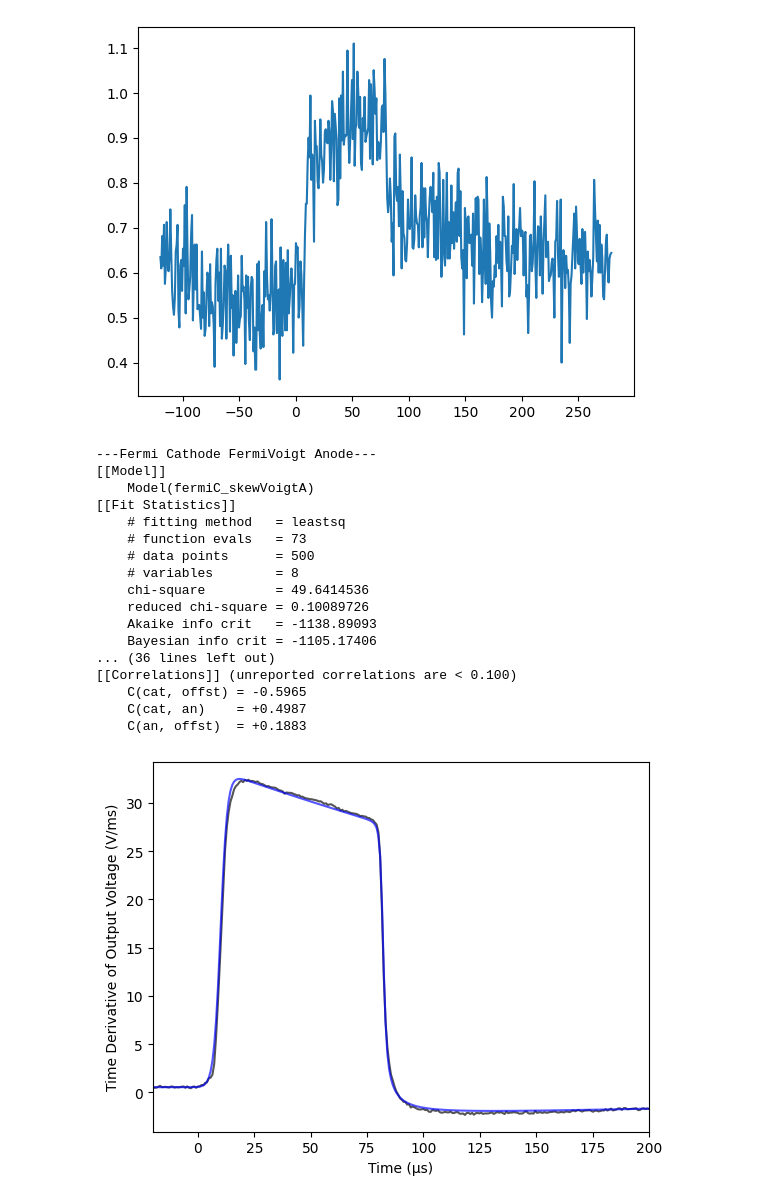
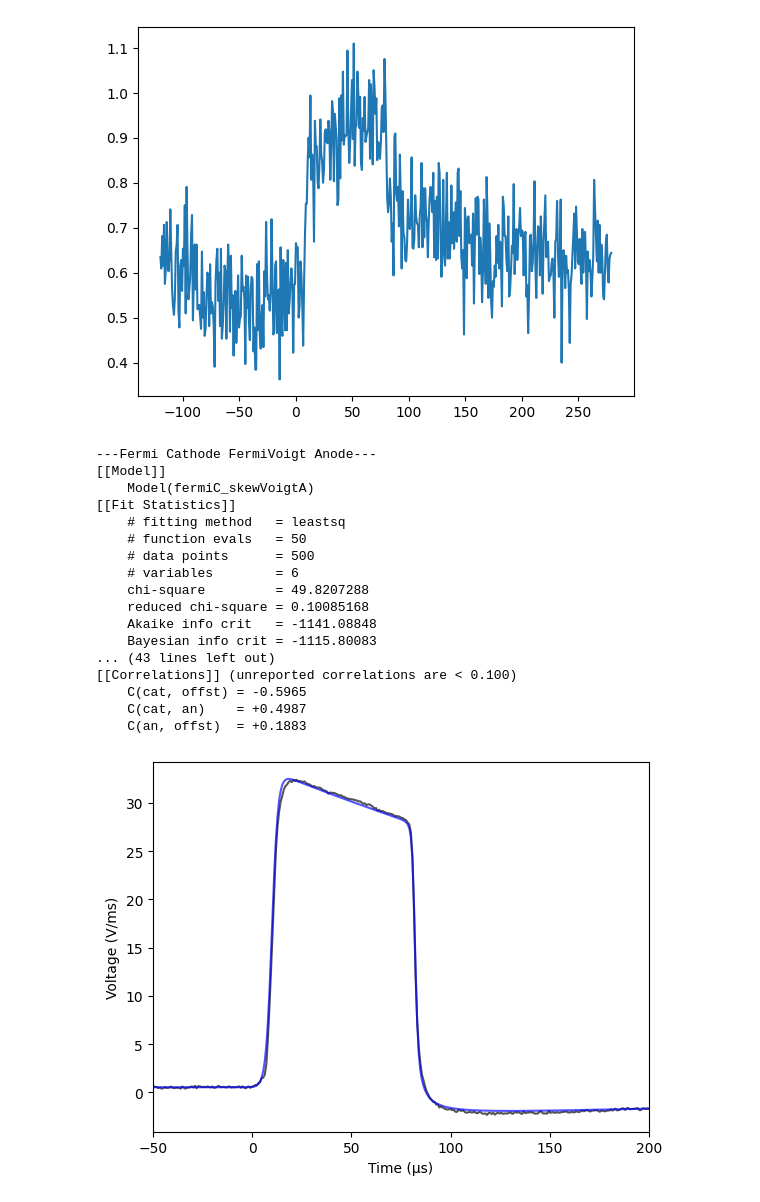
Before and after one commit to wambak/OnlineXPMFitter, a Jupyter notebook: fitcomparator.ipynb, the cells around one changed output. Drawn from its saved outputs; the diff is of its cells as text; code cells hidden in the pictures.

```diff
--- a/fitcomparator.ipynb
+++ b/fitcomparator.ipynb
@@ -232,8 +232,8 @@ CF = 1.0
 #     cathode = (qc)*np.exp((tc-t)/thold)*( 1.0/(1+np.exp(tc/sig_c-t/sig_c)) )
 #     return cathode + anode + offst
 
-def fermiC_skewVoigtA (t,qc,sig_c,gam_c,qa,sig_a,gam_a,skew_a,offst):
-    z = (t - ta + gam_a*1j)/(sig_a*sqrt2)
+def fermiC_skewVoigtA (t,qc,sig_c,qa,sig_a,skew_a,offst):
+    z = (t - ta + sig_a*1j)/(sig_a*sqrt2)
     realw = qa*np.real(wofz(z))/(sqrt2pi*sig_a)
     # skew voigt function multiplies by 1+erf() which
     # goes from 0 to 2
@@ -250,6 +250,11 @@ def fermiC_skewVoigtA (t,qc,sig_c,gam_c,qa,sig_a,gam_a,skew_a,offst):
         t, initial=0.0
     )
     return cathode + anode + offst
+
+def straight_voigt(t,qa,sig_a,gam_a):
+  z = (t - ta + gam_a*1j)/(sig_a*sqrt2)
+  realw = qa*np.real(wofz(z))/(sqrt2pi*sig_a)
+  return realw
 
 def fitter_func(t, qc, qa, sig_c, sig_a, offst): #in use at SLAC
     z = np.array(t)
@@ -336,14 +341,10 @@ fermipars['qc'].value = 30.0
 fermipars['qc'].vary = True
 fermipars['sig_c'].value = 2.0
 fermipars['sig_c'].vary = True
-fermipars['gam_c'].value = 0.5
-fermipars['gam_c'].vary = True
 fermipars['qa'].value = 30.0
 fermipars['qa'].vary = True
 fermipars['sig_a'].value = 2.0
 fermipars['sig_a'].vary = True
-fermipars['gam_a'].value = 0.5
-fermipars['gam_a'].vary = True
 fermipars['skew_a'].value = 1.0
 fermipars['skew_a'].vary = True
 fermipars['offst'].value = 0.0
@@ -386,10 +387,8 @@ slacpars['offst'].value = bestfitSlac['offst']
 bestfitFermi = fit_fermi_y.best_values
 fermipars['qc'].value = bestfitFermi['qc']
 fermipars['sig_c'].value = bestfitFermi['sig_c']
-fermipars['gam_c'].value = bestfitFermi['gam_c']
 fermipars['qa'].value = bestfitFermi['qa']
 fermipars['sig_a'].value = bestfitFermi['sig_a']
-fermipars['gam_a'].value = bestfitFermi['gam_a']
 fermipars['skew_a'].value = bestfitFermi['skew_a']
 fermipars['offst'].value = bestfitFermi['offst']
 
@@ -405,40 +404,42 @@ bestfit_fermi_y = fermifunc.eval(t=t,params=fermipars)
 #plt.plot(t,f_y)
 plt.plot(t,volt, color="#000A") ##
 # plt.plot(t,vprime, color="#000A") ##
 # plt.plot(t,f_y)
 # plt.plot(t,bestfit_f_y)
 # plt.plot(t,slac_y)
 #plt.plot(t,bestfit_slac_y, color="#F00F") ##
 # plt.plot(t,fermi_y)
 #plt.plot(t,wavmodel.eval(x=t,params=wavparams), color="#F00F")
 plt.plot(t,bestfit_fermi_y, color="#00FA") ##
 #plt.plot(t[0:-1],integral_model)
-plt.xlim([-20,200])
+t = np.arange(60,100,0.1)
+#plt.semilogy(t,straight_voigt(t,30.6736596,0.61161530,1.80825))
+plt.xlim([-50,200])
 # plt.show()
 plt.xlabel("Time (\u00B5s)")
 # plt.ylabel("Output Voltage (mV)") ##
-plt.ylabel("Time Derivative of Output Voltage (V/ms)") # for vprime. Not sure if it's actually
+plt.ylabel("Voltage (V/ms)") # for vprime. Not sure if it's actually
 # V/ms or some other unit, but the dimensions are definitely voltage (electric potential) per time.
 
 print("---Fermi Cathode FermiVoigt Anode---\n" + fit_fermi_y.fit_report())
 #print("---SLAC Function---\n" + fit_slac_y.fit_report())
 print("---OnlineXPMFitter---\n" + oxpmf.fit_report())
 # %% [output]
 ---Fermi Cathode FermiVoigt Anode---
 [[Model]]
     Model(fermiC_skewVoigtA)
 [[Fit Statistics]]
     # fitting method   = leastsq
-    # function evals   = 73
+    # function evals   = 50
     # data points      = 500
-    # variables        = 8
-    chi-square         = 49.6414536
-    reduced chi-square = 0.10089726
-    Akaike info crit   = -1138.89093
-    Bayesian info crit = -1105.17406
-... (36 lines left out)
+    # variables        = 6
+    chi-square         = 49.8207288
+    reduced chi-square = 0.10085168
+    Akaike info crit   = -1141.08848
+    Bayesian info crit = -1115.80083
+... (43 lines left out)
 [[Correlations]] (unreported correlations are < 0.100)
     C(cat, offst) = -0.5965
     C(cat, an)    = +0.4987
     C(an, offst)  = +0.1883
-[figure, old version]
+[figure, new version]
```
Also changed, not shown: parts of 1 cell of this notebook.
